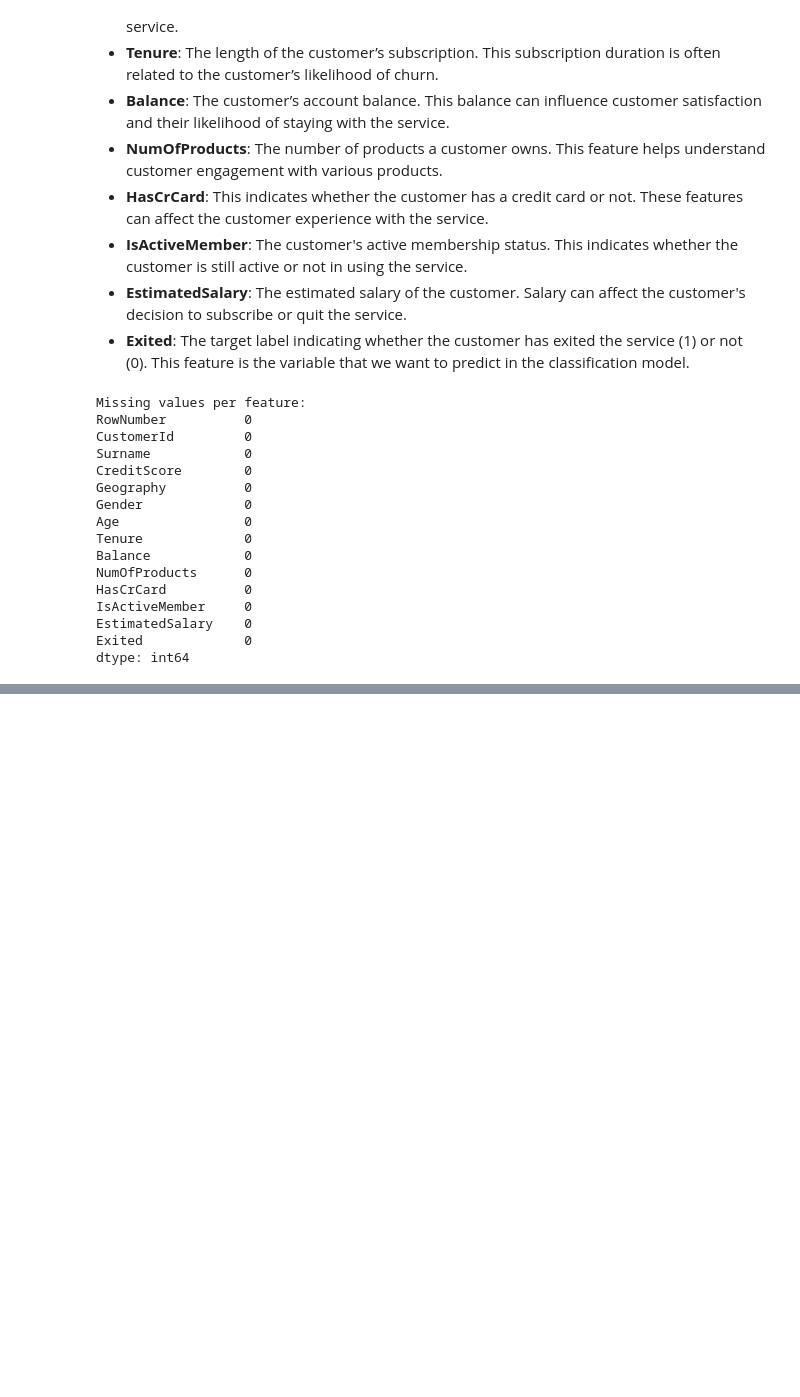
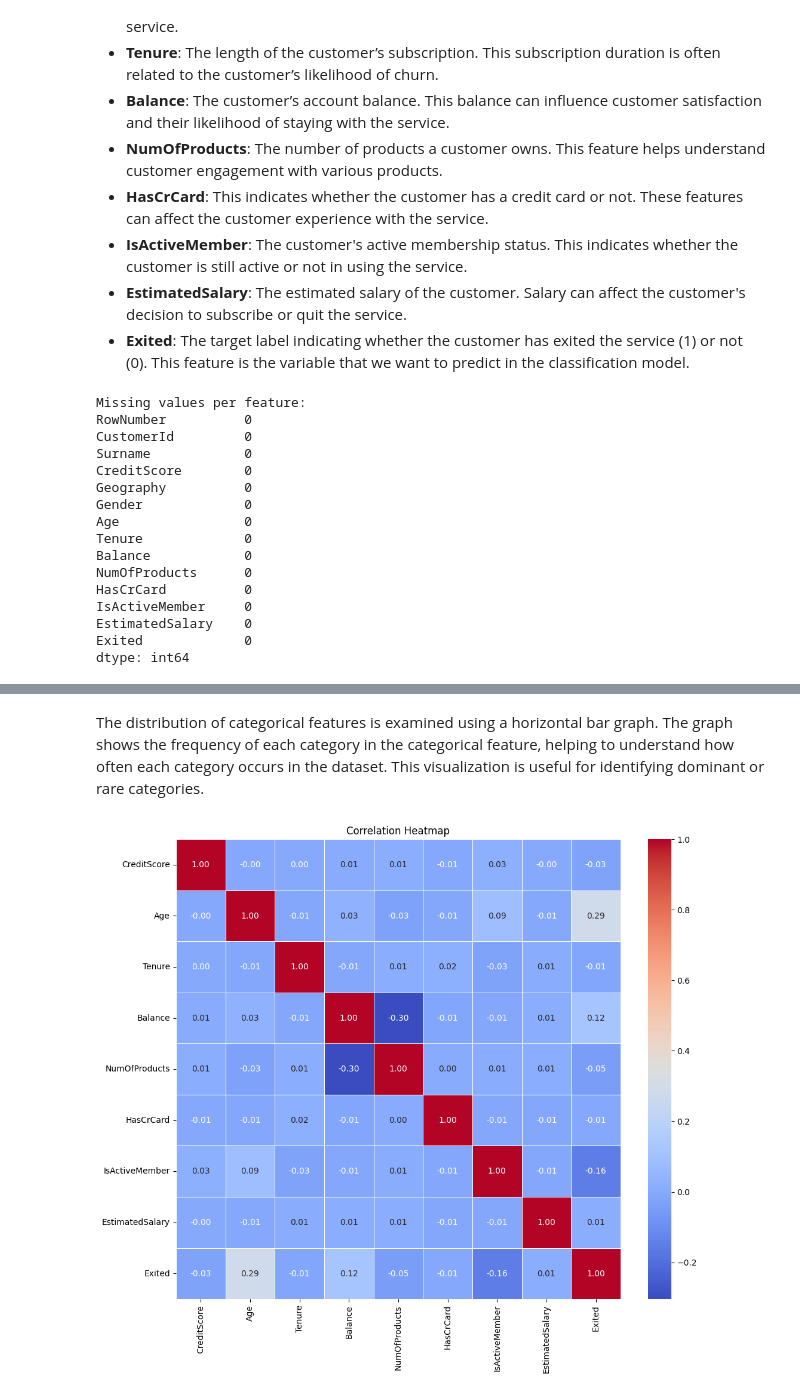
Before and after one commit to ai-azz/customer-churn-classification, a Jupyter notebook: customer churn-binary classification.ipynb, the cells around one changed output, grey strips where cells are left out. Cells and saved outputs as stored; diff of their text form; code cells hidden in the pictures; blank space fills up the shorter version.

```diff
--- a/customer churn-binary classification.ipynb
+++ b/customer churn-binary classification.ipynb
@@ -179,0 +212,11 @@ data.head()
+# %% [markdown]
+The distribution of categorical features is examined using a horizontal bar graph. The graph shows the frequency of each category in the categorical feature, helping to understand how often each category occurs in the dataset. This visualization is useful for identifying dominant or rare categories.
+# %%
+# correlation heatmap for numeric features
+plt.figure(figsize=(12, 10))
+correlation_matrix = num_features.corr()
+sns.heatmap(correlation_matrix, annot=True, cmap='coolwarm', fmt='.2f', linewidths=0.5)
+plt.title('Correlation Heatmap')
+plt.show()
+# %% [output]
+[figure, added]
```
Also changed, not shown: parts of 8 cells of this notebook.
